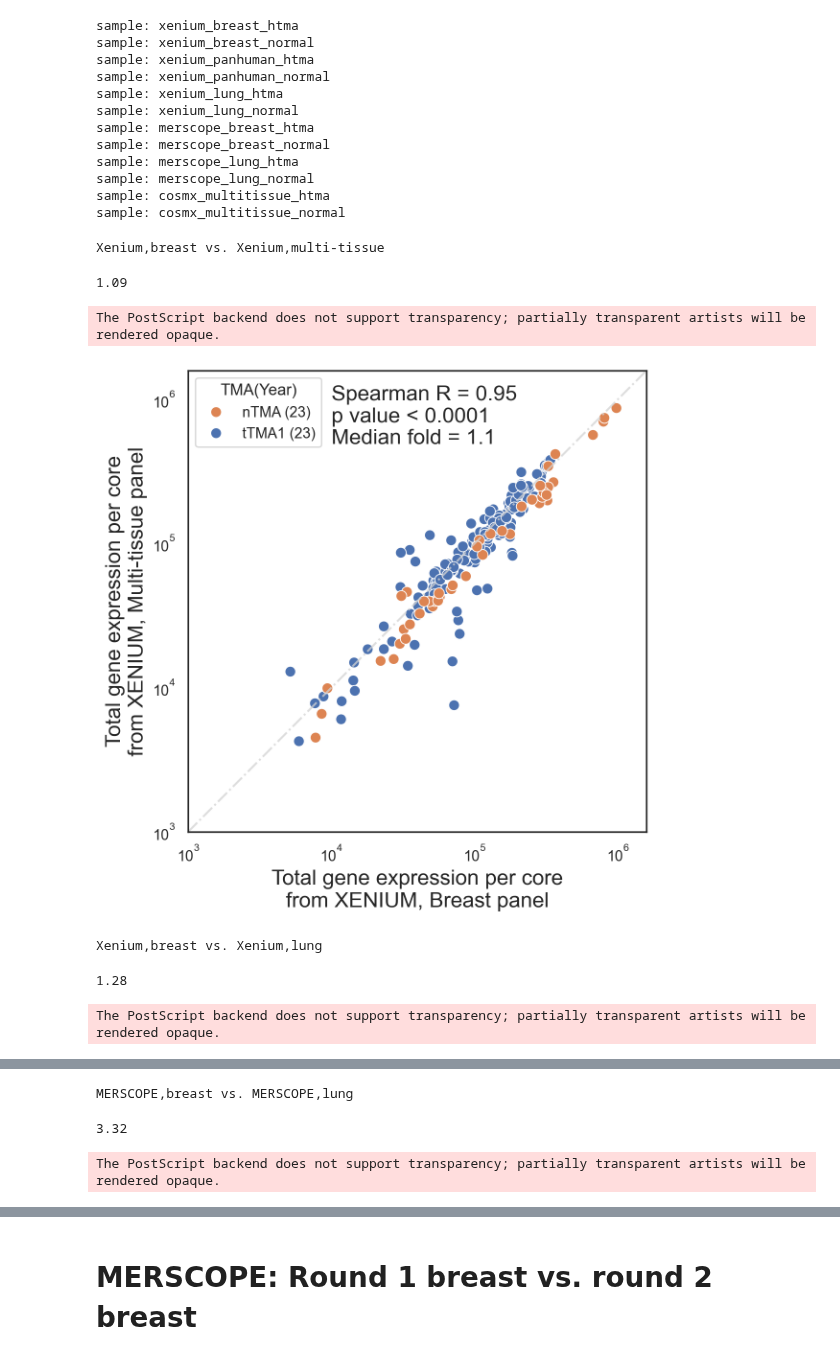
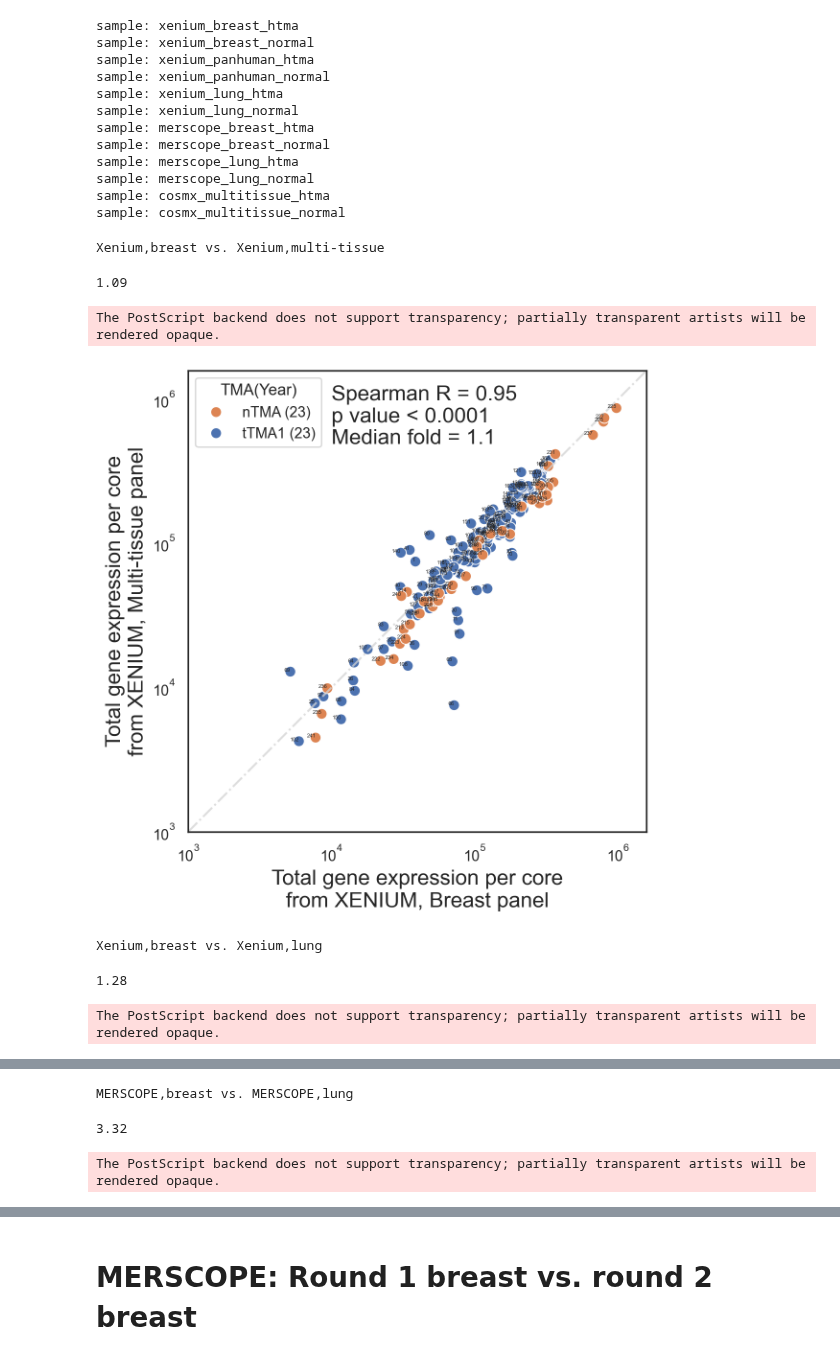
Before and after one commit to broadinstitute/ist_benchmarking, a Jupyter notebook: 02_specificity_sensitivity_reproducibility.ipynb, the cells around one changed output, grey strips where cells are left out. Drawn from its saved outputs; the diff is of its cells as text; code cells hidden in the pictures.

```diff
--- a/02_specificity_sensitivity_reproducibility.ipynb
+++ b/02_specificity_sensitivity_reproducibility.ipynb
@@ -37,7 +39,7 @@ pd.set_option('display.width', 1000)
 wd = os.getcwd()
 print (f'working directory: {wd}')
 
-year = '2024'
+year = '2023'
 
 if year == '2024':
     samples = [x for x in SAMPLES if '2024' in x]
@@ -686,9 +724,9 @@ for i, metric in enumerate(metrics):
         ax=ax
     )
 
-    ax.set_title(metric)
+    ax.set_title('')
     ax.set_xlabel("")
-    ax.set_ylabel("Value")
+    ax.set_ylabel(metric)
 
     # Calculate bracket spacing
     x_positions = {p: idx for idx, p in enumerate(platform_order)}
@@ -825,7 +863,7 @@ for Platform_Panel_pair in [
 
     df_both.reset_index(inplace=True)
     df_both['Core source'] = df_both['core'].apply(lambda x: 'tTMA1 (23)' if int(x) < 200 else 'nTMA (23)')
-
+    # df_both = df_both.loc[df_both['fold'] < 0.5]
     display(round(df_both['fold'].median(), 2))
 
     lims = [10**0.5, 10**5.5]
@@ -843,37 +881,37 @@ for Platform_Panel_pair in [
     p_text = '< 0.0001' if p < 0.0001 else f"= {round(p, 7)}"
 
 
     plt.xscale('log')
     plt.yscale('log')
 
     plt.xlim(lims[0], lims[1])
     plt.ylim(lims[0], lims[1])
 
     # Sorting the legend
     handles, labels = ax.get_legend_handles_labels()
     handles, labels = handles[1:-3] + handles[-2:], labels[1:-3] + labels[-2:]
     sorted_labels, sorted_handles = zip(*sorted(zip(labels, handles), key=lambda t: t[0]))
     ax.legend(sorted_handles, sorted_labels, title='TMA(Year)', loc='upper left')
 
     annotation_text = f"Spearman R = {round(r, 2)}\np value {p_text}\nMedian fold = {m_fold}"
     if 'Xenium' in sample1 and 'Xenium' in sample2:
         plt.text(10**4, 10**6.1, annotation_text, fontsize=fontsize, verticalalignment='top')
     else:
         plt.text(10**2.1, 10**5.3, annotation_text, fontsize=fontsize, verticalalignment='top')
 
-    # # Add labels for each point using the 'core' column
-    # for idx, row in df_both.iterrows():
-    #     plt.text(row[sample1], row[sample2], str(row['core']), fontsize=8, ha='right')
+    # Add labels for each point using the 'core' column
+    for idx, row in df_both.iterrows():
+        plt.text(row[sample1], row[sample2], str(row['core']), fontsize=4, ha='right')
 
     plt.tight_layout()
     plt.savefig(f'{wd}/figures/Fig_1/supp_1_reproducibity_{sample1}_vs_{sample2}.png', bbox_inches='tight',transparent=True)
     plt.savefig(f'{wd}/figures/Fig_1/supp_1_reproducibity_{sample1}_vs_{sample2}.eps', bbox_inches='tight',transparent=True)
     plt.show()
 # %% [output]
 Xenium,breast vs. Xenium,multi-tissue
 1.09
 The PostScript backend does not support transparency; partially transparent artists will be rendered opaque.
-[figure, old version]
+[figure, new version]
 Xenium,breast vs. Xenium,lung
 1.28
 The PostScript backend does not support transparency; partially transparent artists will be rendered opaque.
```
Also changed, not shown: parts of 12 cells of this notebook.
